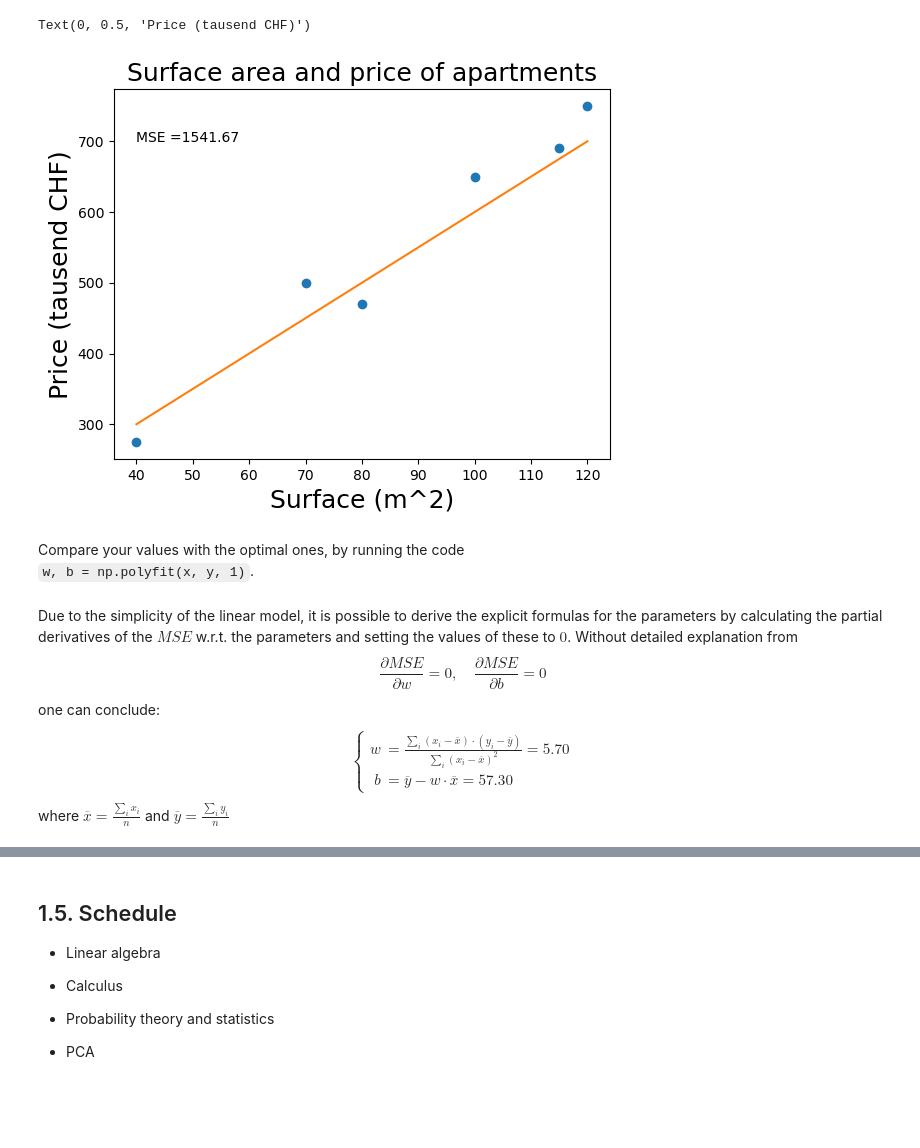
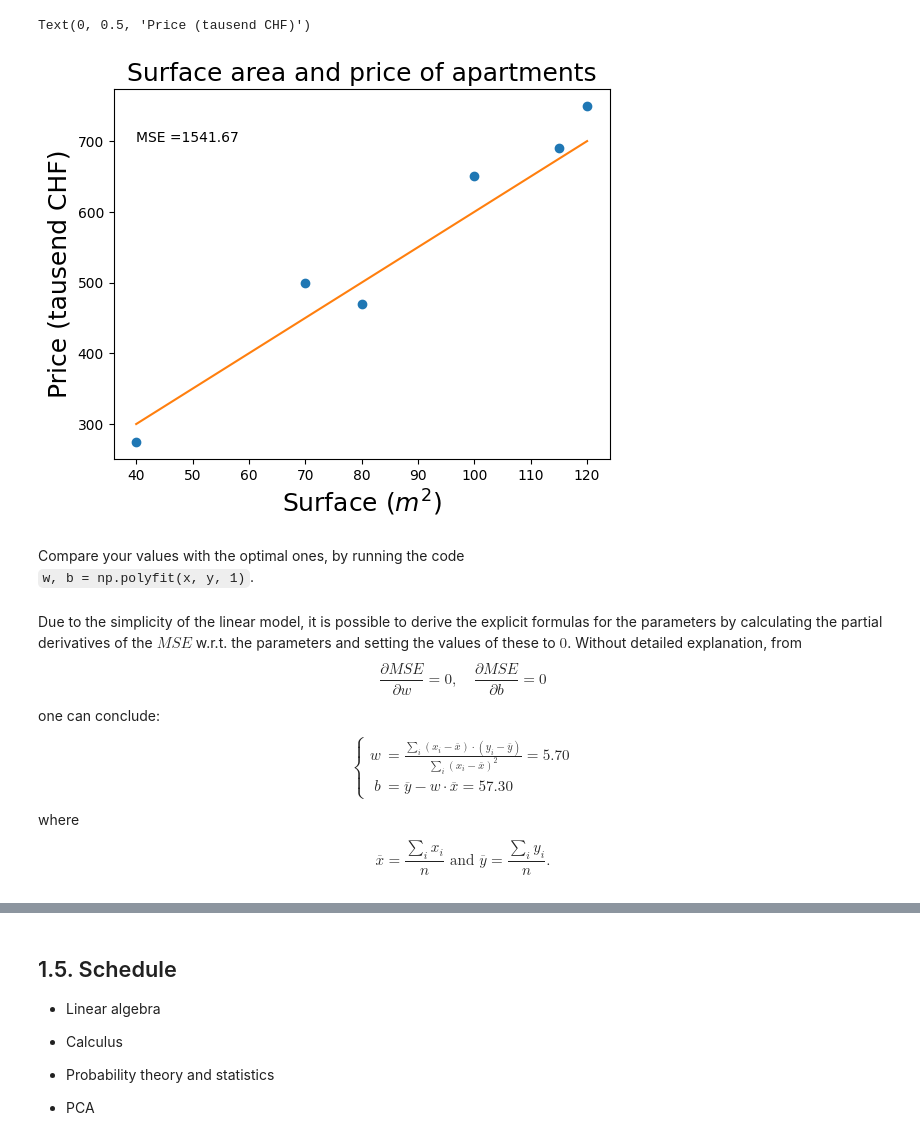
Before and after one commit to KingaS03/Mathematics-for-Machine-Learning-and-Data-Science, a Jupyter notebook: Introduction.ipynb, the cells around one changed output, grey strips where cells are left out. Drawn from its saved outputs; the diff is of its cells as text; code cells hidden in the pictures; blank space fills up the shorter version.

```diff
--- a/Introduction.ipynb
+++ b/Introduction.ipynb
@@ -95,33 +129,33 @@ Experiment with the following code. Fit the red line to the data points by tryin
 # %%
 import matplotlib.pyplot as plt
 import numpy as np
 
 # 300 random samples
 x = np.array([40, 70, 80, 100, 115, 120])
 y = np.array([275, 500, 470, 650, 690, 750])
 
 plt.plot(x, y, 'o') #scatter plot of data points
 
 w = 5 # change this value
 b = 100 # change this value
 
 plt.plot(x, b + w*x) #add line of best fit
 
 MSE = np.mean((y-(b + w*x))**2)
 
 # legend, title, and labels.
 plt.text(40,700, f"MSE ={MSE:.2f}")
 plt.title('Surface area and price of apartments', size=18)
-plt.xlabel('Surface (m^2)', size=18)
+plt.xlabel('Surface ($m^2$)', size=18)
 plt.ylabel('Price (tausend CHF)', size=18)
 # %% [output]
 Text(0, 0.5, 'Price (tausend CHF)')
-[figure, old version]
+[figure, new version]
 # %% [markdown]
 Compare your values with the optimal ones, by running the code<br>
 `w, b = np.polyfit(x, y, 1)`.
 # %% [markdown]
-Due to the simplicity of the linear model, it is possible to derive the explicit formulas for the parameters by calculating the partial derivatives of the $MSE$ w.r.t. the parameters and setting the values of these to $0$. Without detailed explanation from
+Due to the simplicity of the linear model, it is possible to derive the explicit formulas for the parameters by calculating the partial derivatives of the $MSE$ w.r.t. the parameters and setting the values of these to $0$. Without detailed explanation, from
 $$\frac{\partial MSE}{\partial w} = 0, \quad \frac{\partial MSE}{\partial b} = 0$$
 one can conclude:
 $$\left\{\begin{align*}
@@ -129,7 +163,7 @@ w &= \frac{\sum\limits_i (x_i - \overline{x})\cdot (y_i-\overline{y})}{\sum\limi
 b &= \overline{y}-w\cdot \overline{x} = 57.30
 \end{align*}\right.
 $$
-where $\displaystyle\overline{x} = \frac{\sum_i x_i}{n}$ and $\displaystyle\overline{y} = \frac{\sum_i y_i}{n}$
+where $$\displaystyle\overline{x} = \frac{\sum_i x_i}{n} \mbox{ and } \displaystyle\overline{y} = \frac{\sum_i y_i}{n}.$$
 # %% [markdown]
 ## 1.3. Neural networks
 The above univariate linear regression model can be represented as
```
Also changed, not shown: parts of 7 cells of this notebook.
